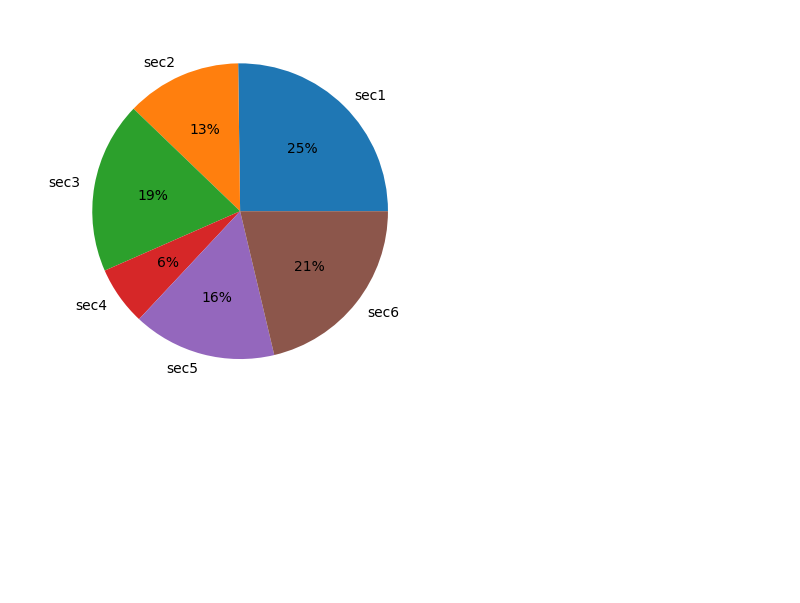
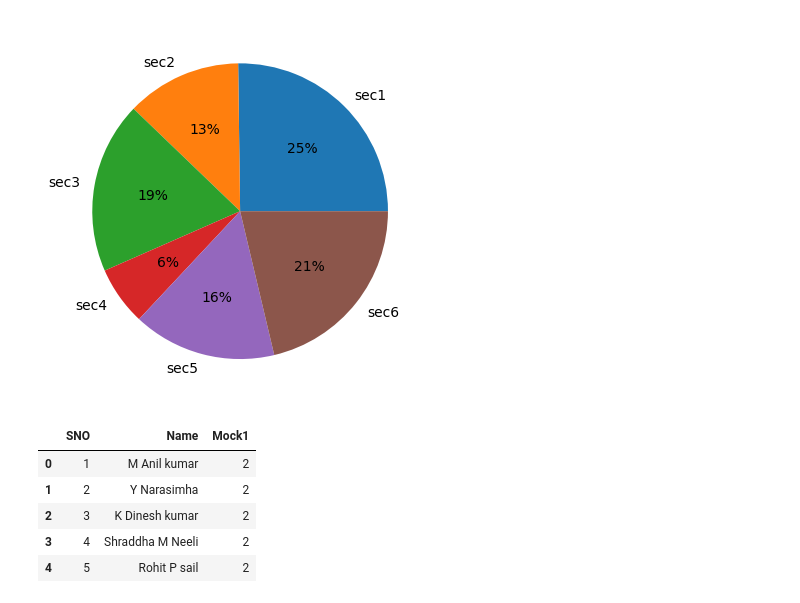
Before and after one commit to AshaS591/Data-Analytics, a Jupyter notebook: pie_charts.ipynb, the cells around one changed output. Drawn from its saved outputs; the diff is of its cells as text; code cells hidden in the pictures; blank space fills up the shorter version.

```diff
--- a/pie_charts.ipynb
+++ b/pie_charts.ipynb
@@ -15,3 +16,13 @@ plt.pie(x,labels=y,autopct='%0.0f%%')
 plt.show()
 # %% [output]
 [figure]
+# %%
+df=pd.read_excel('/content/BTM-M1-DataAnalysis_Mock.xlsx')
+df.head()
+# %% [output]
+|  | SNO | Name | Mock1 |
+| 0 | 1 | M Anil kumar | 2 |
+| 1 | 2 | Y Narasimha | 2 |
+| 2 | 3 | K Dinesh kumar | 2 |
+| 3 | 4 | Shraddha M Neeli | 2 |
+| 4 | 5 | Rohit P sail | 2 |
```
Also changed, not shown: parts of 4 cells of this notebook.
